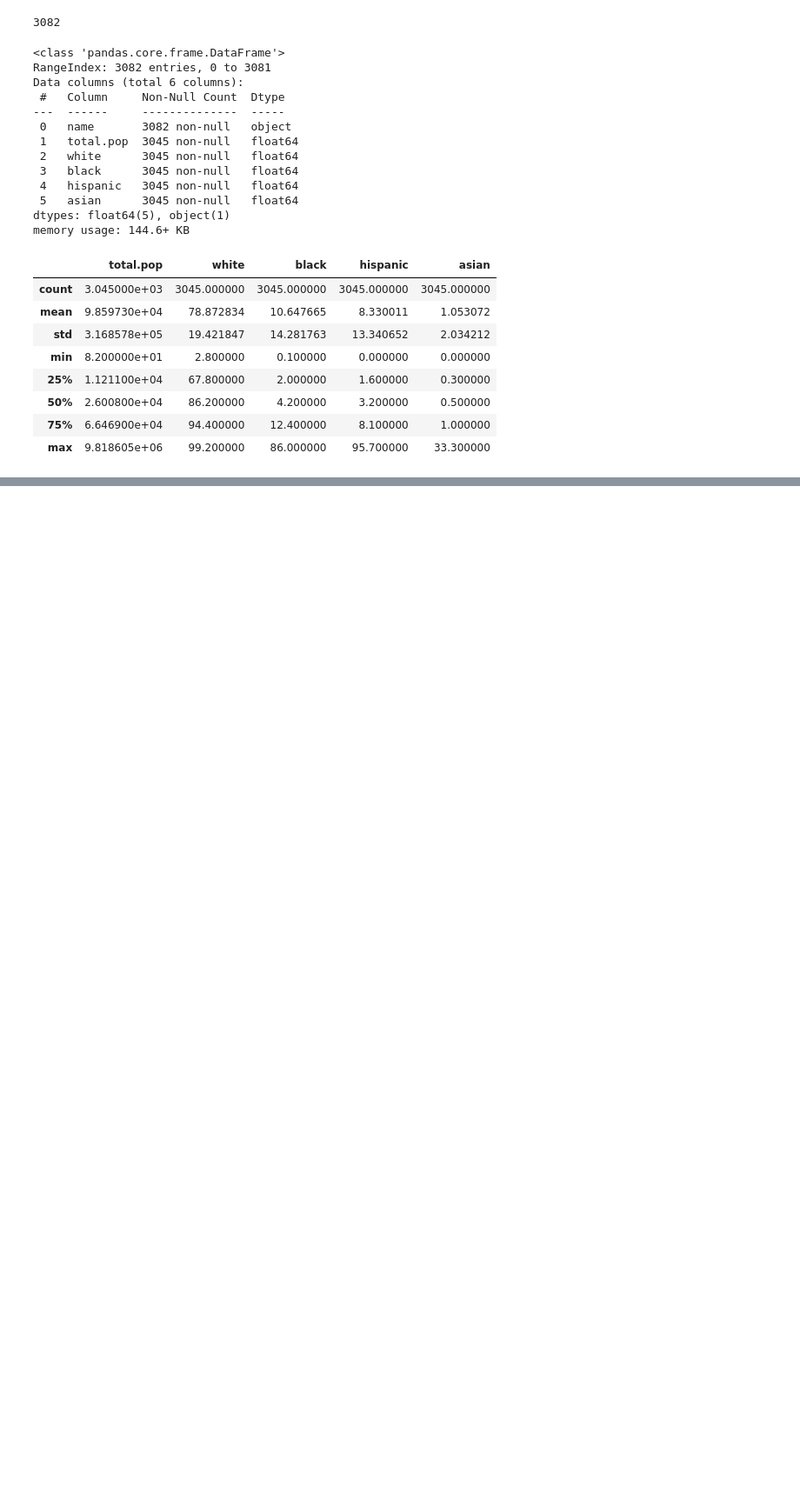
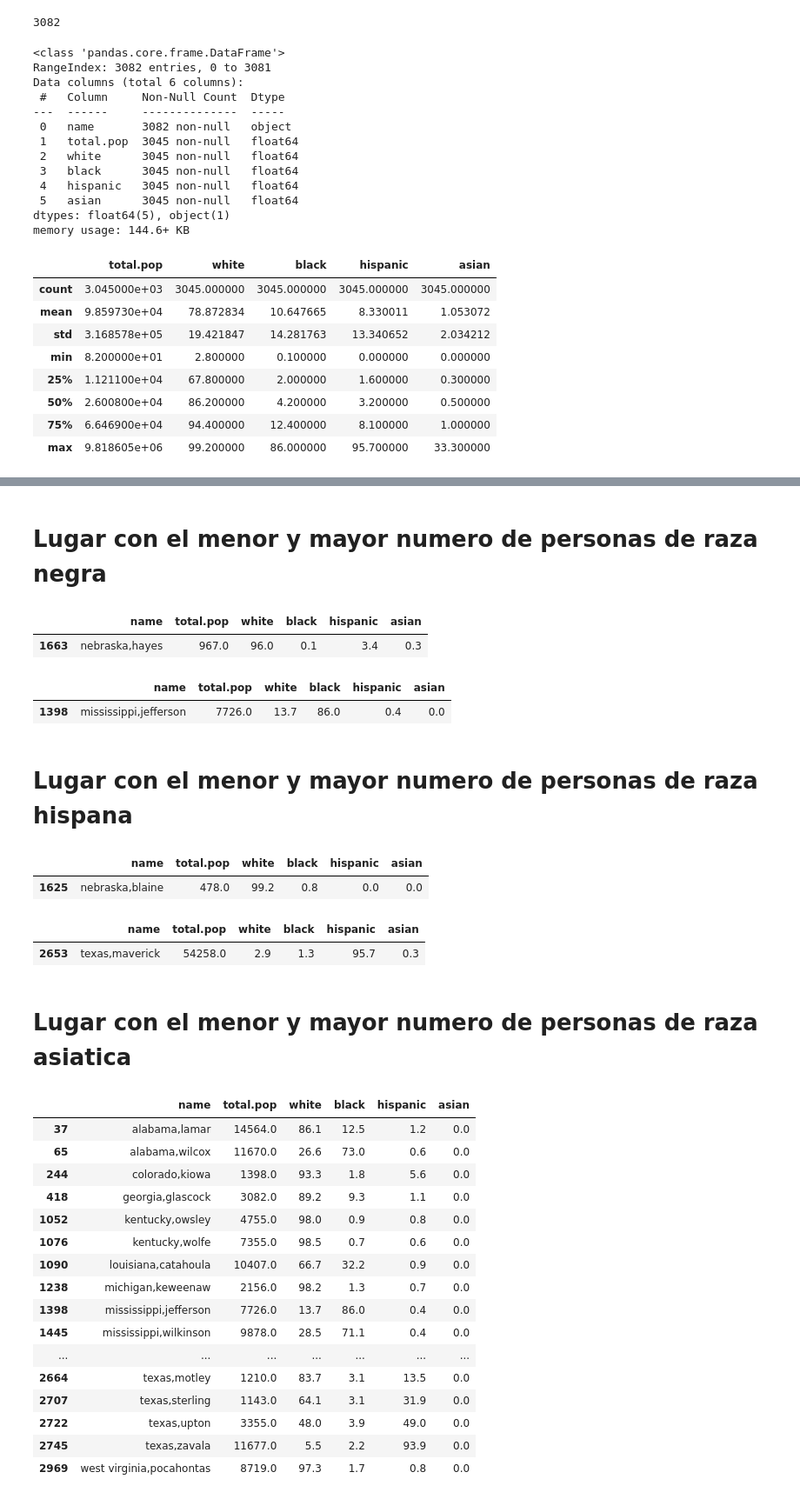
Before and after one commit to giocarro/Ciencia_de_datos, a Jupyter notebook: Pandas_tarea_1.ipynb, the cells around one changed output, grey strips where cells are left out. Shown: that part at 87% size. Cells and saved outputs as stored; diff of their text form; code cells hidden in the pictures; blank space fills up the shorter version.

```diff
--- a/Pandas_tarea_1.ipynb
+++ b/Pandas_tarea_1.ipynb
@@ -89,0 +129,51 @@ df.head()
+# %% [markdown]
+# Lugar con el menor y mayor numero de personas de raza negra
+# %%
+# Lugar con menor porcentaje gente de raza negra
+df.loc[df['black'] == min(df['black'])]
+# %% [output]
+|  | name | total.pop | white | black | hispanic | asian |
+| 1663 | nebraska,hayes | 967.0 | 96.0 | 0.1 | 3.4 | 0.3 |
+# %%
+# Lugar con mayor porcentaje gente de raza negra
+df.loc[df['black'] == max(df['black'])]
+# %% [output]
+|  | name | total.pop | white | black | hispanic | asian |
+| 1398 | mississippi,jefferson | 7726.0 | 13.7 | 86.0 | 0.4 | 0.0 |
+# %% [markdown]
+# **Lugar con el menor y mayor numero de personas de raza hispana**
+# %%
+# Lugar con menor porcentaje gente de raza hispana
+df.loc[df['hispanic'] == min(df['hispanic'])]
+# %% [output]
+|  | name | total.pop | white | black | hispanic | asian |
+| 1625 | nebraska,blaine | 478.0 | 99.2 | 0.8 | 0.0 | 0.0 |
+# %%
+# Lugar con mayor porcentaje gente de raza hispana
+df.loc[df['hispanic'] == max(df['hispanic'])]
+# %% [output]
+|  | name | total.pop | white | black | hispanic | asian |
+| 2653 | texas,maverick | 54258.0 | 2.9 | 1.3 | 95.7 | 0.3 |
+# %% [markdown]
+# **Lugar con el menor y mayor numero de personas de raza asiatica**
+# %%
+# Lugar con menor porcentaje gente de raza asiatica
+df.loc[df['asian'] == min(df['asian'])]
+# %% [output]
+|  | name | total.pop | white | black | hispanic | asian |
+| 37 | alabama,lamar | 14564.0 | 86.1 | 12.5 | 1.2 | 0.0 |
+| 65 | alabama,wilcox | 11670.0 | 26.6 | 73.0 | 0.6 | 0.0 |
+| 244 | colorado,kiowa | 1398.0 | 93.3 | 1.8 | 5.6 | 0.0 |
+| 418 | georgia,glascock | 3082.0 | 89.2 | 9.3 | 1.1 | 0.0 |
+| 1052 | kentucky,owsley | 4755.0 | 98.0 | 0.9 | 0.8 | 0.0 |
+| 1076 | kentucky,wolfe | 7355.0 | 98.5 | 0.7 | 0.6 | 0.0 |
+| 1090 | louisiana,catahoula | 10407.0 | 66.7 | 32.2 | 0.9 | 0.0 |
+| 1238 | michigan,keweenaw | 2156.0 | 98.2 | 1.3 | 0.7 | 0.0 |
+| 1398 | mississippi,jefferson | 7726.0 | 13.7 | 86.0 | 0.4 | 0.0 |
+| 1445 | mississippi,wilkinson | 9878.0 | 28.5 | 71.1 | 0.4 | 0.0 |
+| ... | ... | ... | ... | ... | ... | ... |
+| 2664 | texas,motley | 1210.0 | 83.7 | 3.1 | 13.5 | 0.0 |
+| 2707 | texas,sterling | 1143.0 | 64.1 | 3.1 | 31.9 | 0.0 |
+| 2722 | texas,upton | 3355.0 | 48.0 | 3.9 | 49.0 | 0.0 |
+| 2745 | texas,zavala | 11677.0 | 5.5 | 2.2 | 93.9 | 0.0 |
+| 2969 | west virginia,pocahontas | 8719.0 | 97.3 | 1.7 | 0.8 | 0.0 |
```
Also changed, not shown: parts of 9 cells of this notebook.
